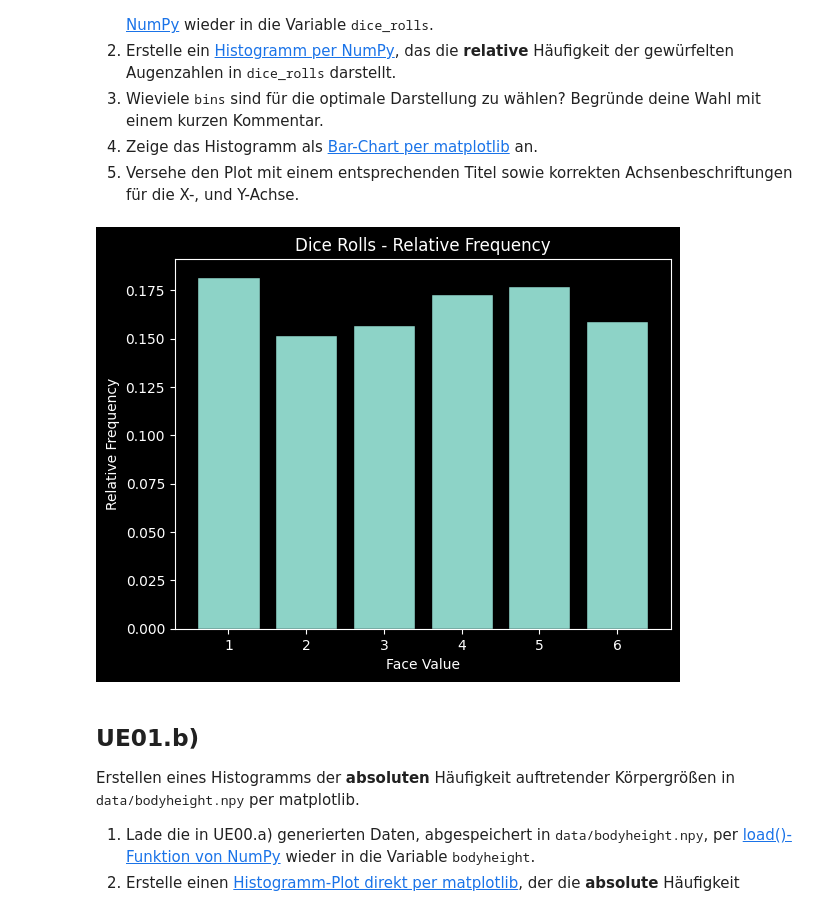
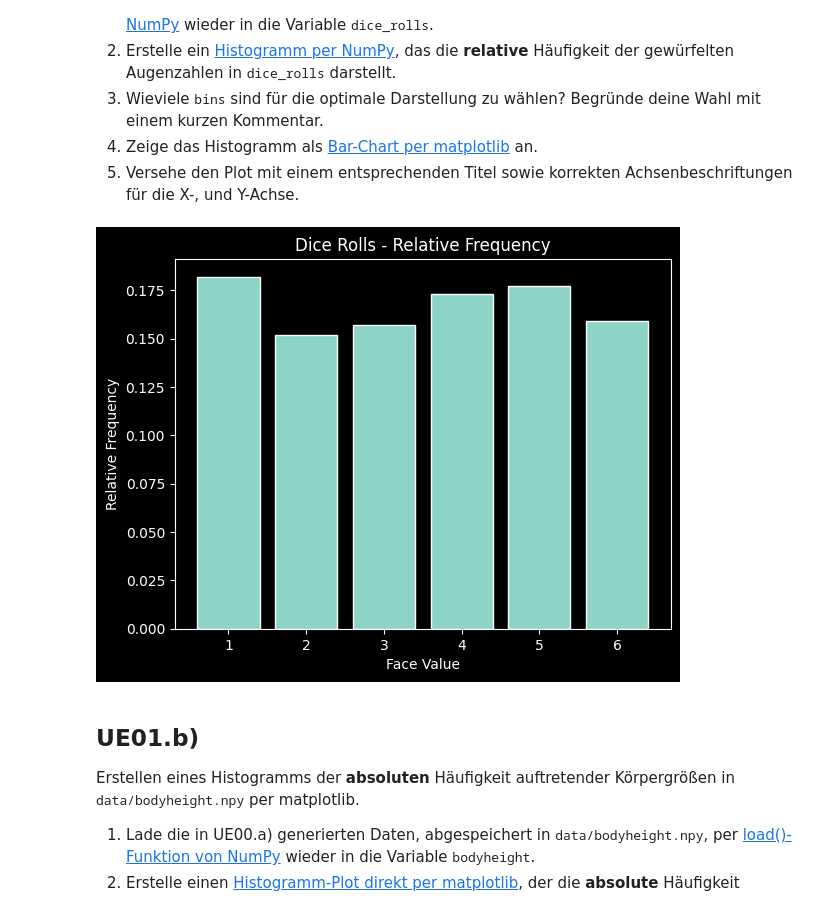
Before and after one commit to ammererjak0b/data_and_statistics, a Jupyter notebook: UE01.ipynb, the cells around one changed output. Saved outputs shown, nothing was run; the diff lists cells and outputs as text; code cells hidden in the pictures.

```diff
--- a/UE01.ipynb
+++ b/UE01.ipynb
@@ -25,24 +27,24 @@ Erstellen eines Histogramms der **relativen** Häufigkeit gewürfelter Augenzahl
 # %%
 # UE01.a)
 import numpy as np
 import matplotlib.pyplot as plt
 
 # load data
 diceRolls = np.load("data/dice_rolls.npy")
 
 # 6 bins: one per face value (1-6)
 counts, binEdges = np.histogram(diceRolls, bins=6, range=(0.5, 6.5))
 relFreq = counts / counts.sum()
 
 # bar chart
-plt.bar(range(1, 7), relFreq, width=0.8, edgecolor='black')
+plt.bar(range(1, 7), relFreq, width=0.8, edgecolor='white')
 plt.title("Dice Rolls - Relative Frequency")
 plt.xlabel("Face Value")
 plt.ylabel("Relative Frequency")
 plt.xticks(range(1, 7))
 plt.show()
 # %% [output]
-[figure, old version]
+[figure, new version]
 # %% [markdown]
 ## UE01.b)
 Erstellen eines Histogramms der **absoluten** Häufigkeit auftretender Körpergrößen in <tt>data/bodyheight.npy</tt> per matplotlib.
```
Also changed, not shown: parts of 3 cells of this notebook, 3 other files.
